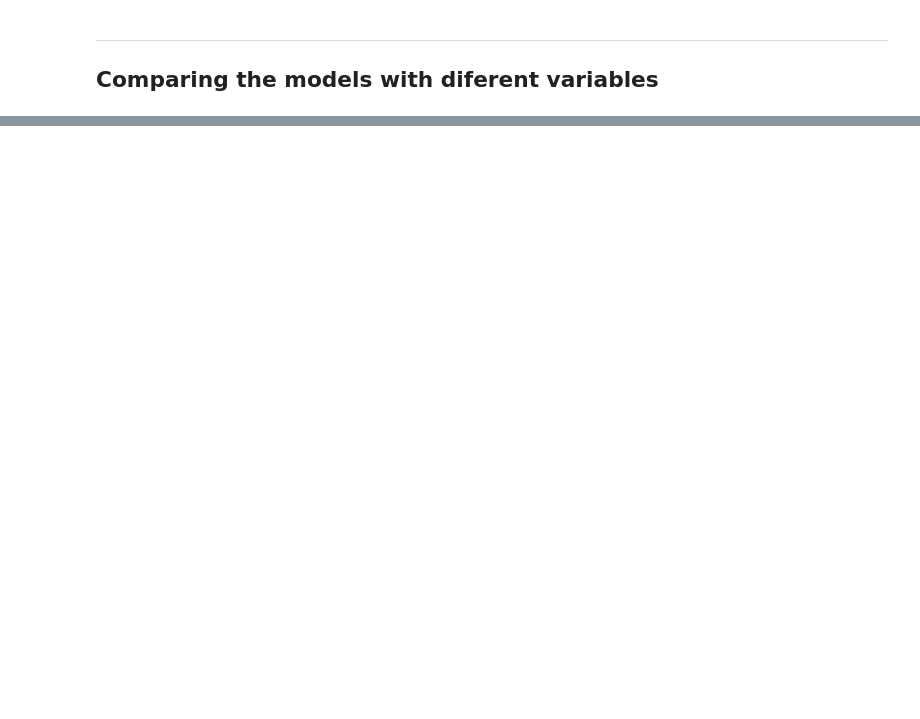
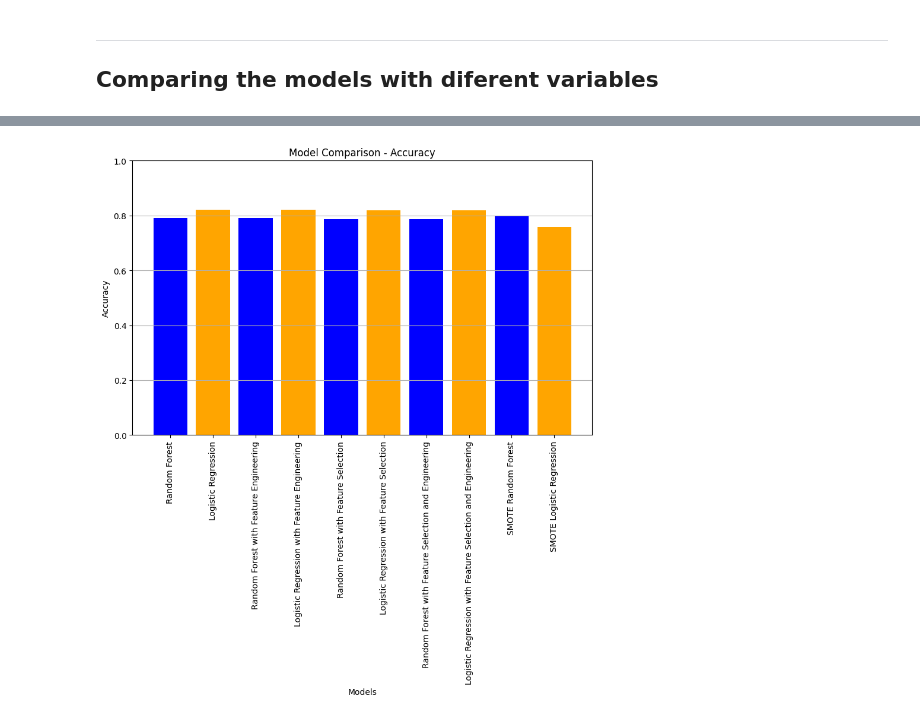
Before and after one commit to ImAleexDz/churn-preditction, a Jupyter notebook: churn-project.ipynb, the cells around one changed output, grey strips where cells are left out. Cells and saved outputs as stored; diff of their text form; code cells hidden in the pictures; blank space fills up the shorter version.

Commit message:
implement different pipelines using different methods

```diff
--- a/churn-project.ipynb
+++ b/churn-project.ipynb
@@ -670,0 +796,14 @@ Logistic Regression Confusion Matrix for Resampled Data:
+# %%
+#Logistic Regression
+pipeline_smote_lr = ImbPipeline(steps=[
+    ('scale_tenure', scale_tenure_transformer),
+    ('feature_engineering', fe),
+	('preprocessor', feature_union),
+	('smote', SMOTE(random_state=42)),
+	('classifier', LogisticRegression(max_iter=1000, random_state=42, solver='liblinear'))
+])
+
+# Fit and evaluate
+pipeline_smote_lr.fit(Xp_train, yp_train)
+lr_smote_yp_pred = pipeline_smote_lr.predict(Xp_test)
+print(classification_report(yp_test, lr_smote_yp_pred))
@@ -701,0 +823,43 @@ plot_model_comparison(models, accuracies)
+# %%
+#Comparing pipelines
+rf_accuracy = accuracy_score(yp_test, rf_pipeline.predict(Xp_test))
+lr_accuracy = accuracy_score(yp_test, lr_pipeline.predict(Xp_test))
+rf_fe_accuracy = accuracy_score(yp_test, rf_pipeline_fe.predict(Xp_test))
+lr_fe_accuracy = accuracy_score(yp_test, lr_pipeline_fe.predict(Xp_test))
+rf_fs_accuracy = accuracy_score(yp_test, rf_pipeline_fs.predict(Xp_test))
+lr_fs_accuracy = accuracy_score(yp_test, lr_pipeline_fs.predict(Xp_test))
+rf_fs_fe_accuracy = accuracy_score(yp_test, pipeline_fs_fe_rf.predict(Xp_test))
+lr_fs_fe_accuracy = accuracy_score(yp_test, pipeline_fs_fe_lr.predict(Xp_test))
+rf_smote_accuracy = accuracy_score(yp_test, pipeline_smote_rf.predict(Xp_test))
+lr_smote_accuracy = accuracy_score(yp_test, pipeline_smote_lr.predict(Xp_test))
+
+models = [
+    'Random Forest', 'Logistic Regression',
+    'Random Forest with Feature Engineering', 'Logistic Regression with Feature Engineering',
+    'Random Forest with Feature Selection', 'Logistic Regression with Feature Selection',
+    'Random Forest with Feature Selection and Engineering', 'Logistic Regression with Feature Selection and Engineering',
+    'SMOTE Random Forest', 'SMOTE Logistic Regression'
+]
+
+accuracies = [
+    rf_accuracy, lr_accuracy,
+    rf_fe_accuracy, lr_fe_accuracy,
+    rf_fs_accuracy, lr_fs_accuracy,
+    rf_fs_fe_accuracy, lr_fs_fe_accuracy,
+    rf_smote_accuracy, lr_smote_accuracy
+]
+
+def plot_model_comparison(models, accuracies):
+    plt.figure(figsize=(10, 6))
+    plt.bar(models, accuracies, color=['blue', 'orange'])
+    plt.title('Model Comparison - Accuracy')
+    plt.xlabel('Models')
+    plt.ylabel('Accuracy')
+    plt.ylim(0, 1)
+    plt.xticks(rotation=90)
+    plt.grid(axis='y')
+    plt.show()
+
+plot_model_comparison(models, accuracies)
+# %% [output]
+[figure, added]
```
Also changed, not shown: parts of 60 cells of this notebook.
